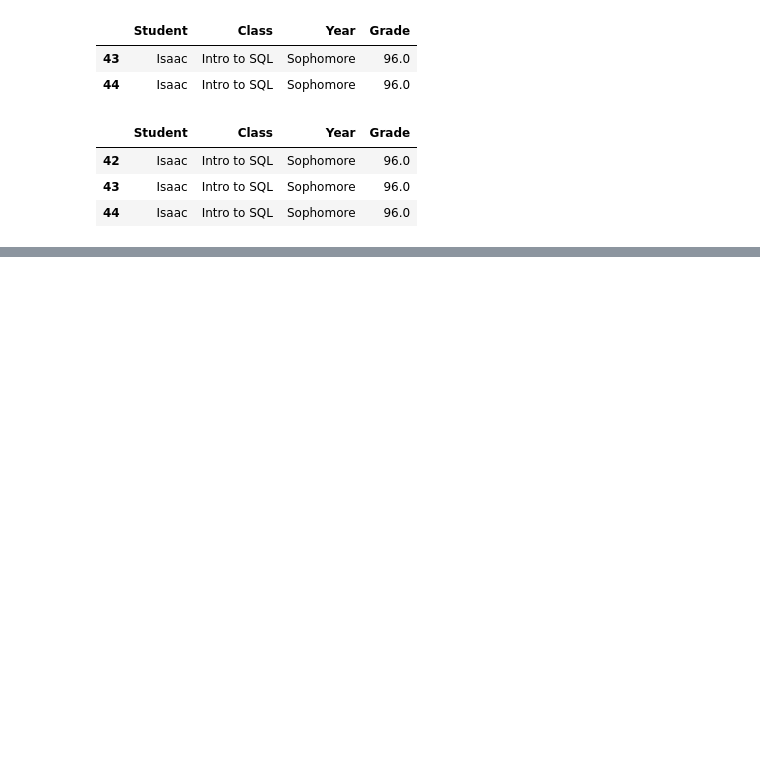
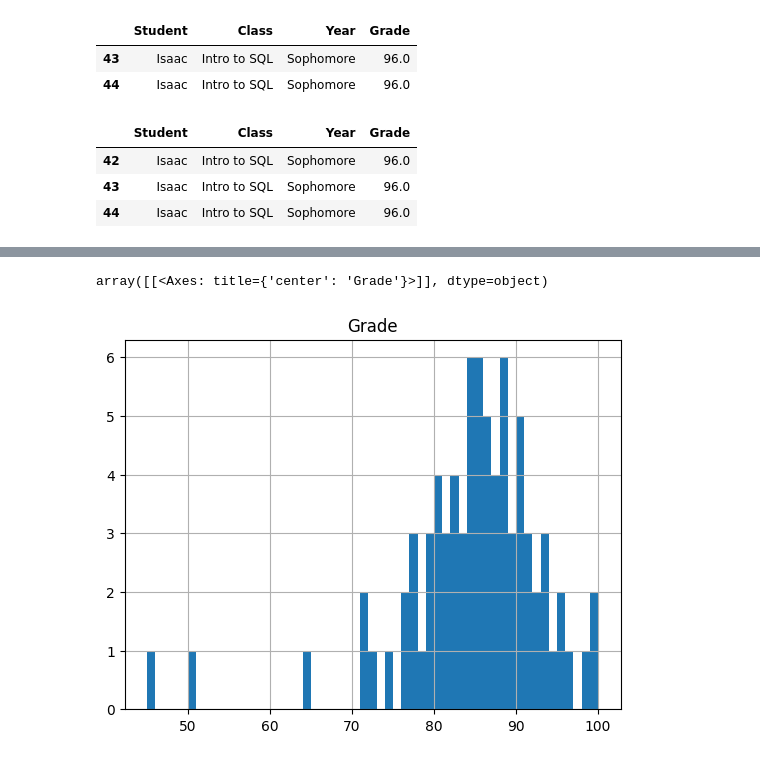
Before and after one commit to souparnabose99/data-science-360, a Jupyter notebook: exploratory-data-analysis/Code/data-cleaning/duplicates-and-outliers.ipynb, the cells around one changed output, grey strips where cells are left out. Cells and saved outputs as stored; diff of their text form; code cells hidden in the pictures; blank space fills up the shorter version.

```diff
--- a/exploratory-data-analysis/Code/data-cleaning/duplicates-and-outliers.ipynb
+++ b/exploratory-data-analysis/Code/data-cleaning/duplicates-and-outliers.ipynb
@@ -45,0 +124,5 @@ df[df.duplicated(keep=False)]
+# %%
+df.hist(bins=55)
+# %% [output]
+array([[<Axes: title={'center': 'Grade'}>]], dtype=object)
+[figure, added]
```
Also changed, not shown: parts of 15 cells of this notebook.
